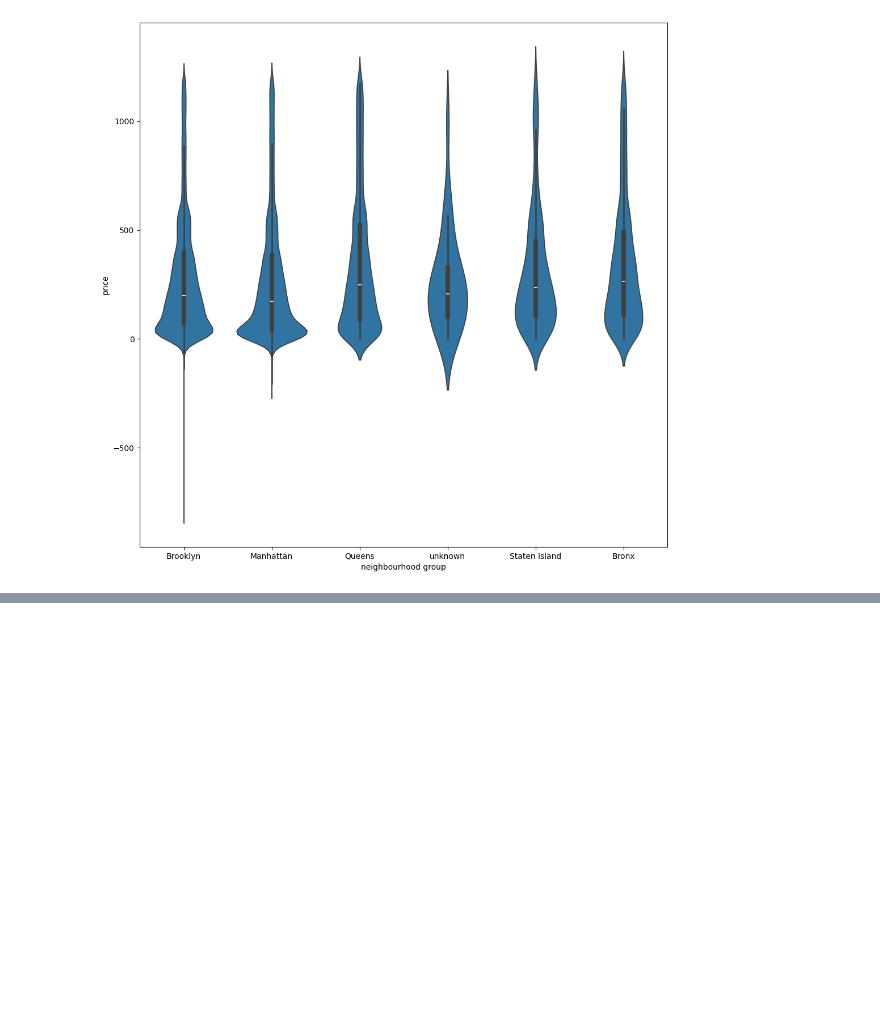
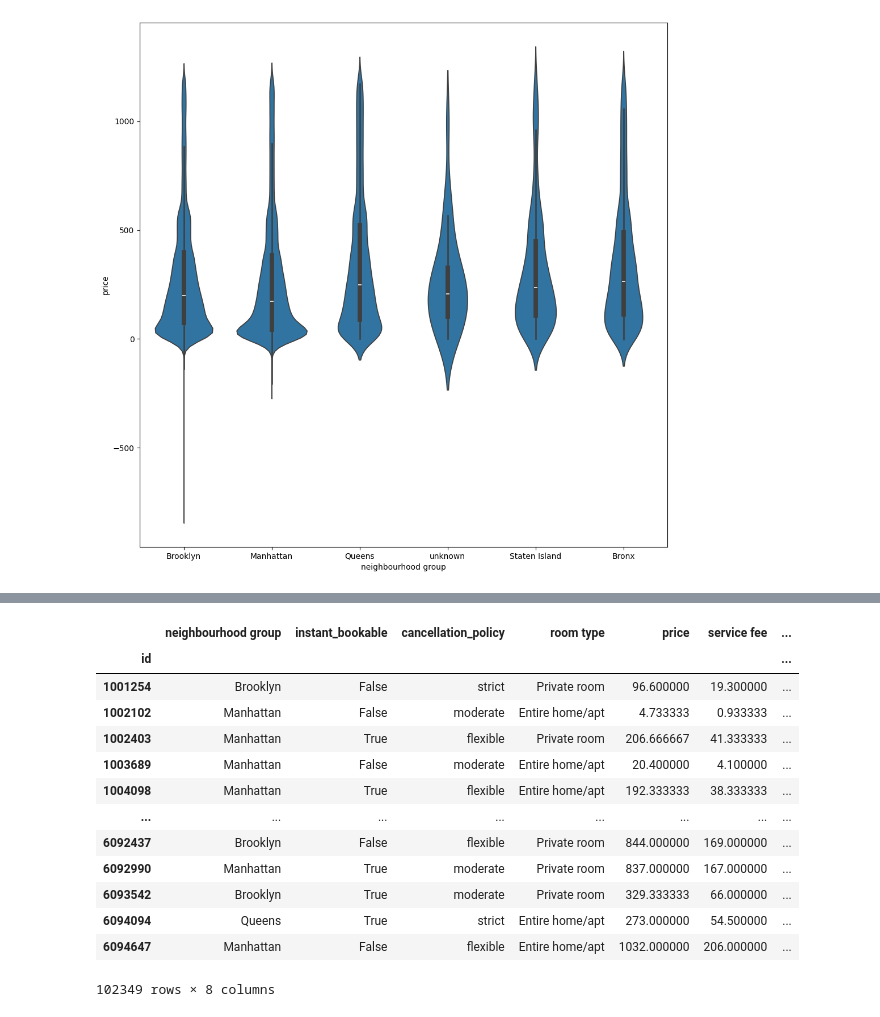
Before and after one commit to haneeth25/Airbnb_Open_Data, a Jupyter notebook: Airnd_data_visualization.ipynb, the cells around one changed output, grey strips where cells are left out. Drawn from its saved outputs; the diff is of its cells as text; code cells hidden in the pictures; blank space fills up the shorter version.

```diff
--- a/Airnd_data_visualization.ipynb
+++ b/Airnd_data_visualization.ipynb
@@ -1074,0 +1082,17 @@ plt.show()
+# %%
+heat_map_df
+# %% [output]
+|  | neighbourhood group | instant_bookable | cancellation_policy | room type | price | service fee | ... |
+| id |  |  |  |  |  |  | ... |
+| 1001254 | Brooklyn | False | strict | Private room | 96.600000 | 19.300000 | ... |
+| 1002102 | Manhattan | False | moderate | Entire home/apt | 4.733333 | 0.933333 | ... |
+| 1002403 | Manhattan | True | flexible | Private room | 206.666667 | 41.333333 | ... |
+| 1003689 | Manhattan | False | moderate | Entire home/apt | 20.400000 | 4.100000 | ... |
+| 1004098 | Manhattan | True | flexible | Entire home/apt | 192.333333 | 38.333333 | ... |
+| ... | ... | ... | ... | ... | ... | ... | ... |
+| 6092437 | Brooklyn | False | flexible | Private room | 844.000000 | 169.000000 | ... |
+| 6092990 | Manhattan | True | moderate | Private room | 837.000000 | 167.000000 | ... |
+| 6093542 | Brooklyn | True | moderate | Private room | 329.333333 | 66.000000 | ... |
+| 6094094 | Queens | True | strict | Entire home/apt | 273.000000 | 54.500000 | ... |
+| 6094647 | Manhattan | False | flexible | Entire home/apt | 1032.000000 | 206.000000 | ... |
+102349 rows × 8 columns
```
Also changed, not shown: parts of 13 cells of this notebook.
